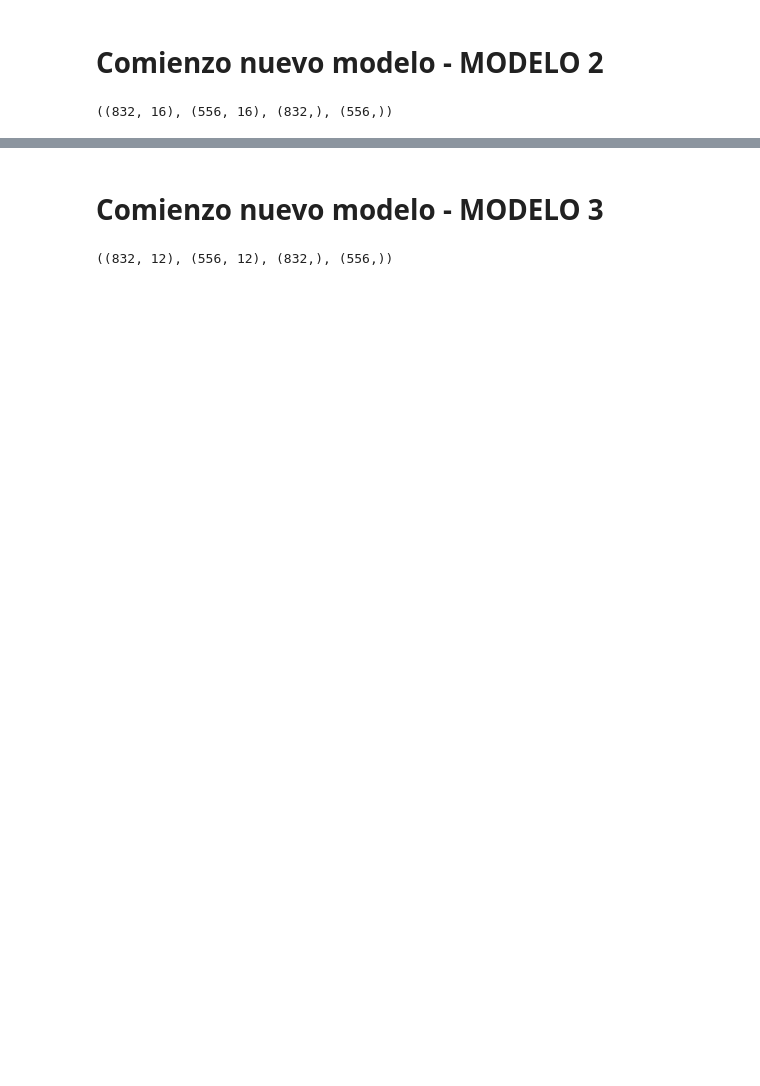
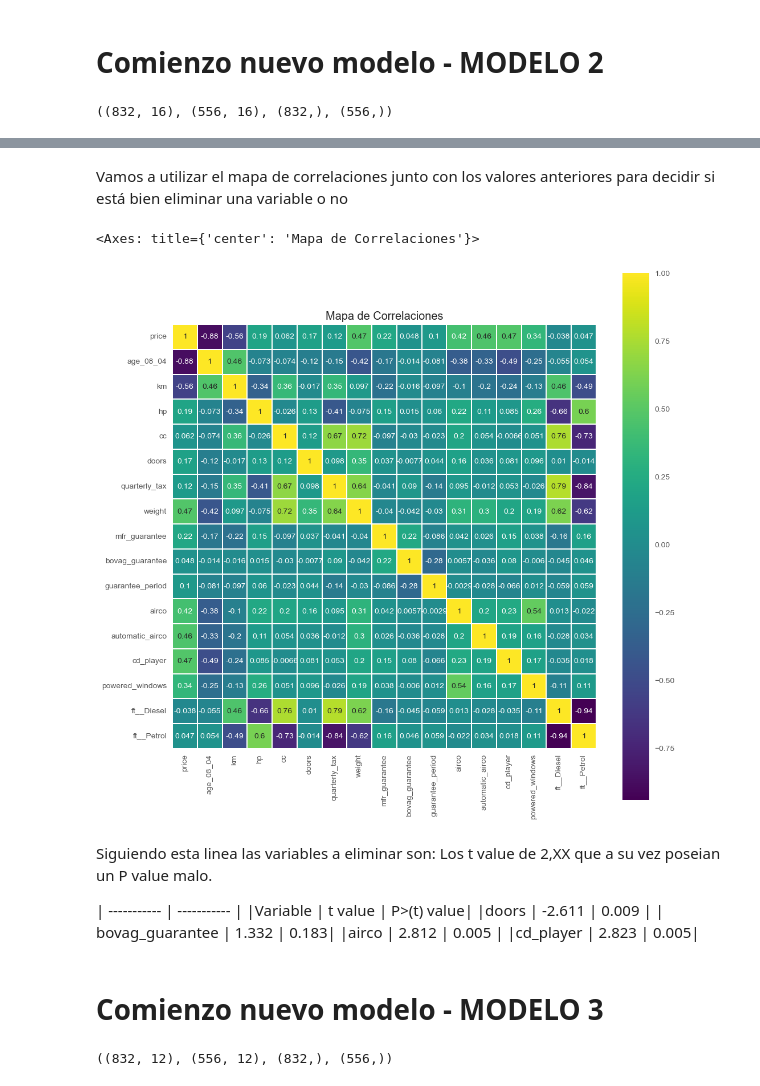
Before and after one commit to JustinoBoggio/ToyotaCorolla-Datamining, a Jupyter notebook: ToyotaCorolla.ipynb, the cells around one changed output, grey strips where cells are left out. Saved outputs shown, nothing was run; the diff lists cells and outputs as text; code cells hidden in the pictures; blank space fills up the shorter version.

```diff
--- a/ToyotaCorolla.ipynb
+++ b/ToyotaCorolla.ipynb
@@ -799,3 +855,23 @@ calculate_and_save_paramaters(x_test, y_test, model, 'Primer analisis de las var
+# %% [markdown]
+Vamos a utilizar el mapa de correlaciones junto con los valores anteriores para decidir si está bien eliminar una variable o no
+# %%
+plt.figure(figsize=(12,12))
+plt.title("Mapa de Correlaciones")
+corr = df2.corr(method="pearson")
+sns.heatmap(corr, annot=True, cmap=plt.cm.viridis, linewidths=0.1, linecolor="white", square=True)
+# %% [output]
+<Axes: title={'center': 'Mapa de Correlaciones'}>
+[figure, added]
+# %% [markdown]
+Siguiendo esta linea las variables a eliminar son:
+Los t value de 2,XX que a su vez poseian un P value malo.
+
+| ----------- | ----------- |
+|Variable   |       t value  |   P>(t) value|
+|doors     |        -2.611    |  0.009    |
+| bovag_guarantee |    1.332  |    0.183|
+|airco   |           2.812   |   0.005 |
+|cd_player   |        2.823  |    0.005|
 # %% [markdown]
 # Comienzo nuevo modelo - MODELO 3
 # %%
```
Also changed, not shown: parts of 99 cells of this notebook.
